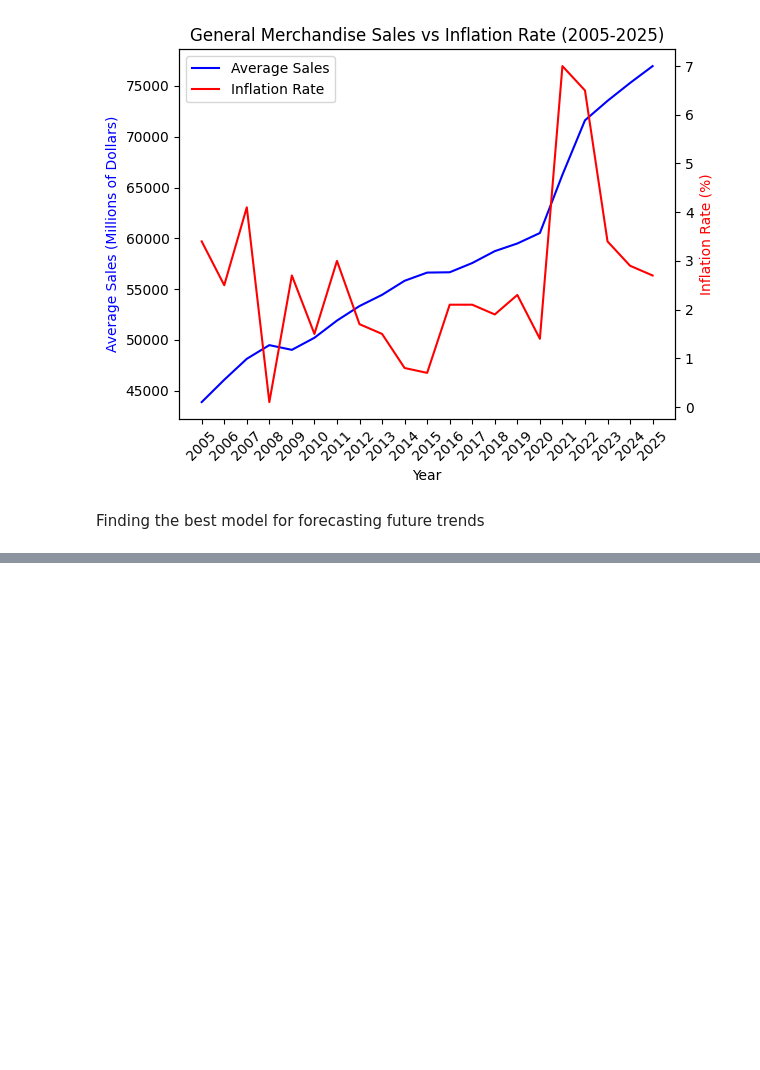
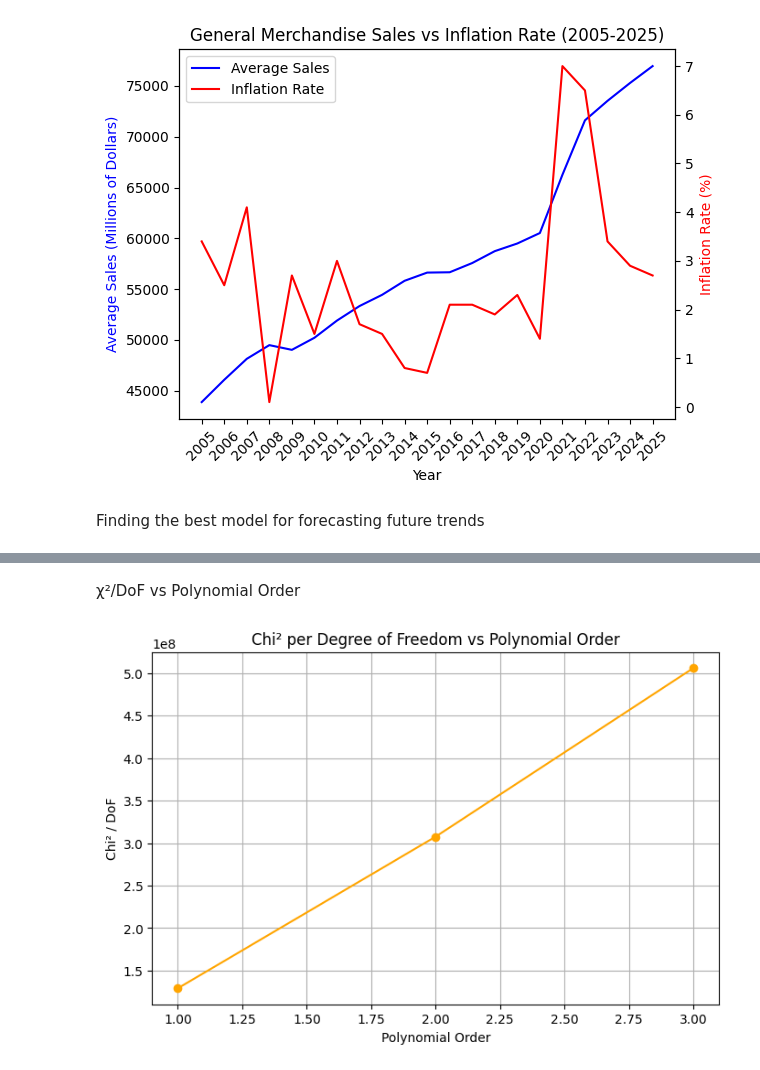
Before and after one commit to AjwadIbnSwalehin/retail-macro-forecasting, a Jupyter notebook: notebooks/general_merchandise.ipynb, the cells around one changed output, grey strips where cells are left out. Saved outputs shown, nothing was run; the diff lists cells and outputs as text; code cells hidden in the pictures; blank space fills up the shorter version.

```diff
--- a/notebooks/general_merchandise.ipynb
+++ b/notebooks/general_merchandise.ipynb
@@ -205,0 +233,12 @@ plt.show()
+# %% [markdown]
+χ²/DoF vs Polynomial Order
+# %%
+plt.figure(figsize=(8, 5))
+plt.plot(list(chi2_values.keys()), list(chi2_values.values()), marker='o', color='orange')
+plt.title("Chi² per Degree of Freedom vs Polynomial Order")
+plt.xlabel("Polynomial Order")
+plt.ylabel("Chi² / DoF")
+plt.grid(True)
+plt.show()
+# %% [output]
+[figure, added]
```
Also changed, not shown: parts of 6 cells of this notebook.
